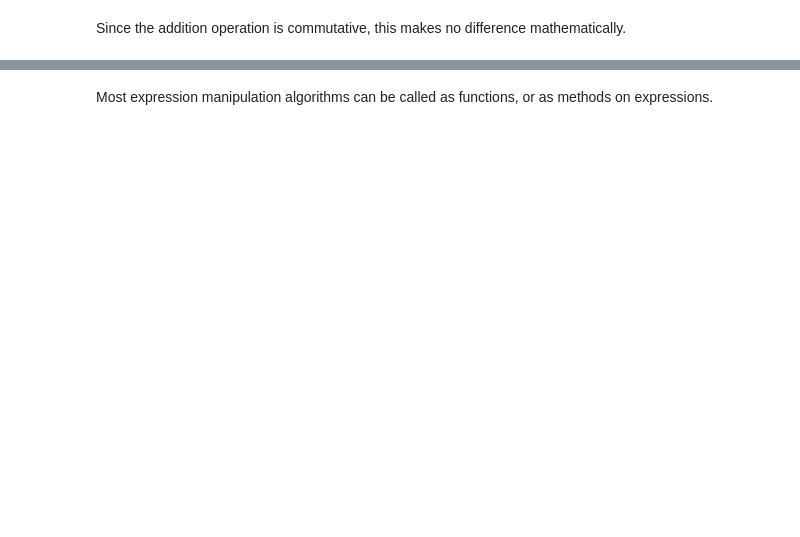
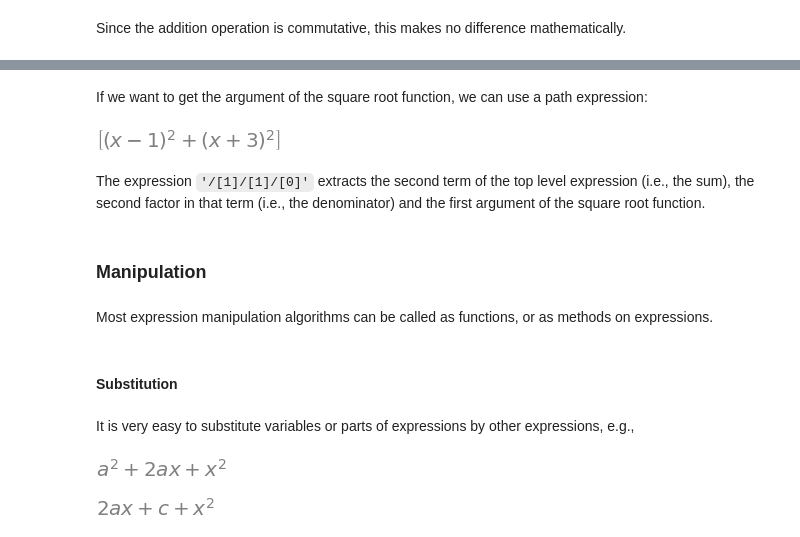
Before and after one commit to gjbex/Scientific-Python, a Jupyter notebook: source-code/sympy/sympy.ipynb, the cells around one changed output, grey strips where cells are left out. Cells and saved outputs as stored; diff of their text form; code cells hidden in the pictures; blank space fills up the shorter version.

```diff
--- a/source-code/sympy/sympy.ipynb
+++ b/source-code/sympy/sympy.ipynb
@@ -662,7 +686,26 @@ expr.args[0].args[1].args
+# %% [markdown]
+If we want to get the argument of the square root function, we can use a path expression:
+# %%
+epath('/[1]/[1]/[0]', expr)
+# %% [output]
+[figure, added]
+# %% [markdown]
+The expression `'/[1]/[1]/[0]'` extracts the second term of the top level expression (i.e., the sum), the second factor in that term (i.e., the denominator) and the first argument of the square root function.
+# %% [markdown]
+### Manipulation
+# %% [markdown]
+Most expression manipulation algorithms can be called as functions, or as methods on expressions.
+# %% [markdown]
+#### Substitution
+# %% [markdown]
+It is very easy to substitute variables or parts of expressions by other expressions, e.g.,
 # %%
 expr = x**2 + 2*a*x + y**2
 # %%
-expr2 = expr.subs(y, a)
-expr2
+expr.subs(y, a)
+# %% [output]
+[figure, added]
-# %% [markdown]
-Most expression manipulation algorithms can be called as functions, or as methods on expressions.
+# %%
+expr.subs(y**2, c)
+# %% [output]
+[figure, added]
```
Also changed, not shown: parts of 56 cells of this notebook.
